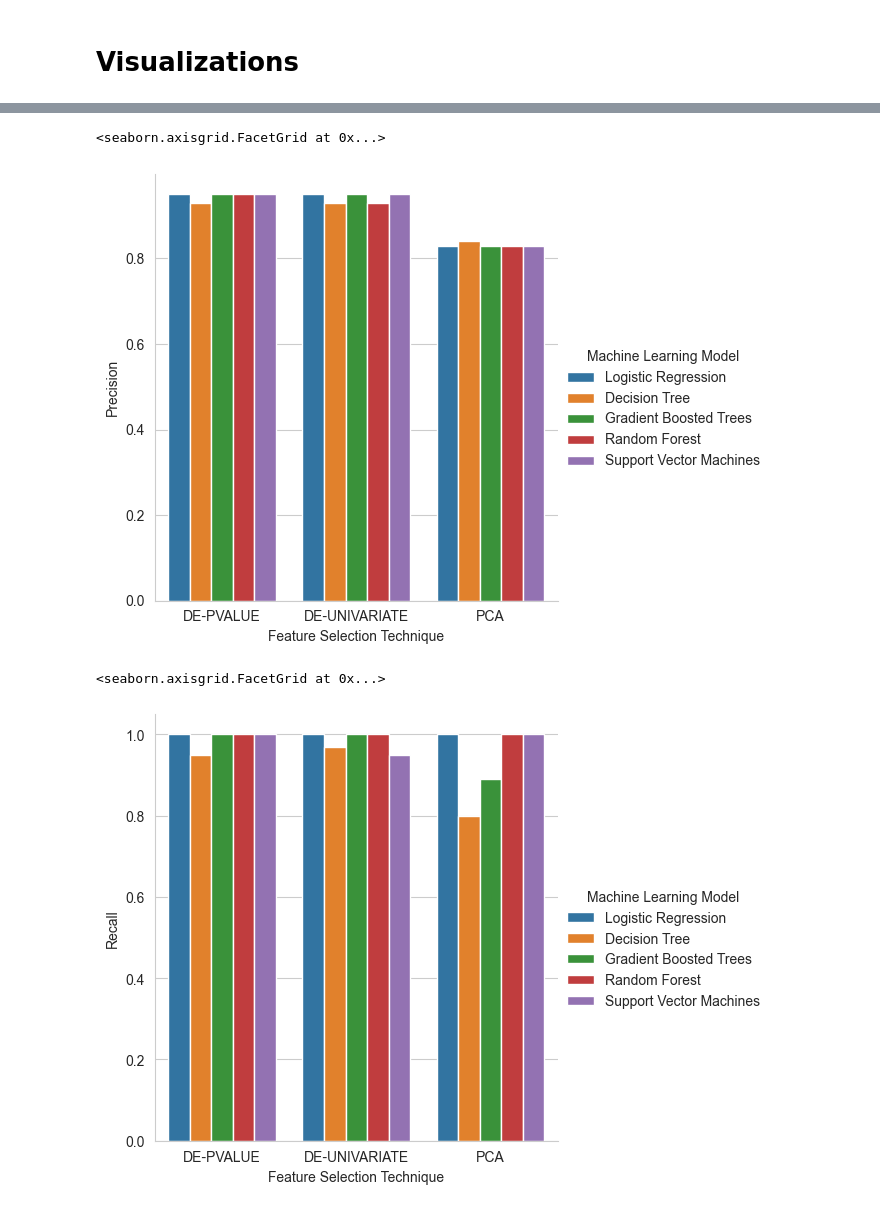
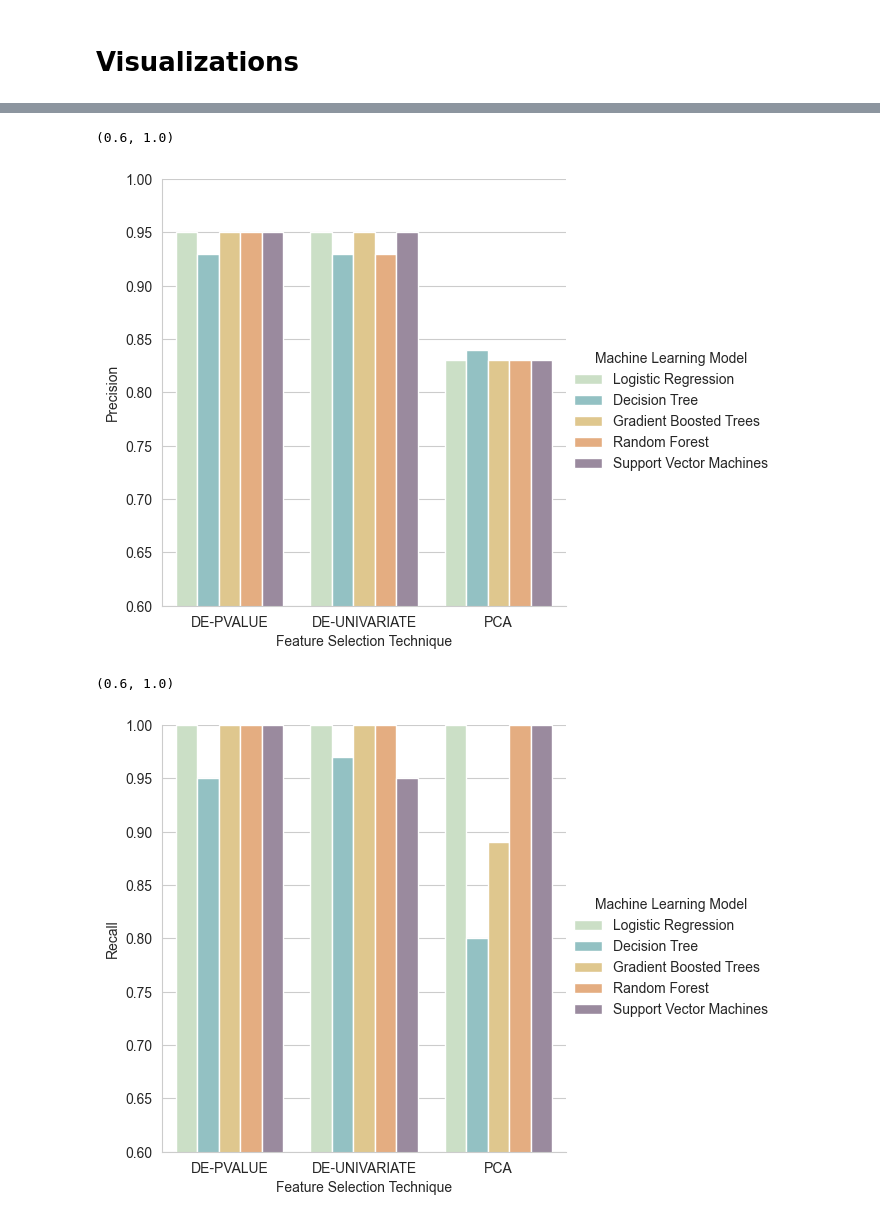
Before and after one commit to thelgis/applied-bioinformatics-thesis, a Jupyter notebook: notebooks/14_Visualizations.ipynb, the cells around one changed output, grey strips where cells are left out. Drawn from its saved outputs; the diff is of its cells as text; code cells hidden in the pictures.

Commit message:
Improve plot aesthetics

```diff
--- a/notebooks/14_Visualizations.ipynb
+++ b/notebooks/14_Visualizations.ipynb
@@ -69,44 +70,48 @@ sns.catplot(
     y="Precision",
     hue="Machine Learning Model",
     kind="bar",
+    palette=sns.color_palette(["#c9e3c2","#8bc8cb","#eccd80","#F5ab70","#9c87a1",])
 )
+plt.ylim(0.6, 1.0)
 # %% [output]
-<seaborn.axisgrid.FacetGrid at 0x...>
+(0.6, 1.0)
-[figure, old version]
+[figure, new version]
 # %%
 sns.catplot(
     data=pd.DataFrame(
         columns=["Feature Selection Technique", "Machine Learning Model", "Recall"],
         data = [
             ["DE-PVALUE", "Logistic Regression", 1],
             ["DE-UNIVARIATE", "Logistic Regression", 1],
             ["PCA", "Logistic Regression", 1],
 
             ["DE-PVALUE", "Decision Tree", 0.95],
             ["DE-UNIVARIATE", "Decision Tree", 0.97],
             ["PCA", "Decision Tree", 0.80],
 
             ["DE-PVALUE", "Gradient Boosted Trees", 1],
             ["DE-UNIVARIATE", "Gradient Boosted Trees", 1],
             ["PCA", "Gradient Boosted Trees", 0.89],
 
             ["DE-PVALUE", "Random Forest", 1],
             ["DE-UNIVARIATE", "Random Forest", 1],
             ["PCA", "Random Forest", 1],
 
             ["DE-PVALUE", "Support Vector Machines", 1],
             ["DE-UNIVARIATE", "Support Vector Machines", 0.95],
             ["PCA", "Support Vector Machines", 1],
         ]
     ),
     x="Feature Selection Technique",
     y="Recall",
     hue="Machine Learning Model",
     kind="bar",
+    palette=sns.color_palette(["#c9e3c2","#8bc8cb","#eccd80","#F5ab70","#9c87a1",])
 )
+plt.ylim(0.6, 1.0)
 # %% [output]
-<seaborn.axisgrid.FacetGrid at 0x...>
+(0.6, 1.0)
-[figure, old version]
+[figure, new version]
 # %%
 sns.catplot(
     data=pd.DataFrame(
```
Also changed, not shown: parts of 4 cells of this notebook, 1 other file.
